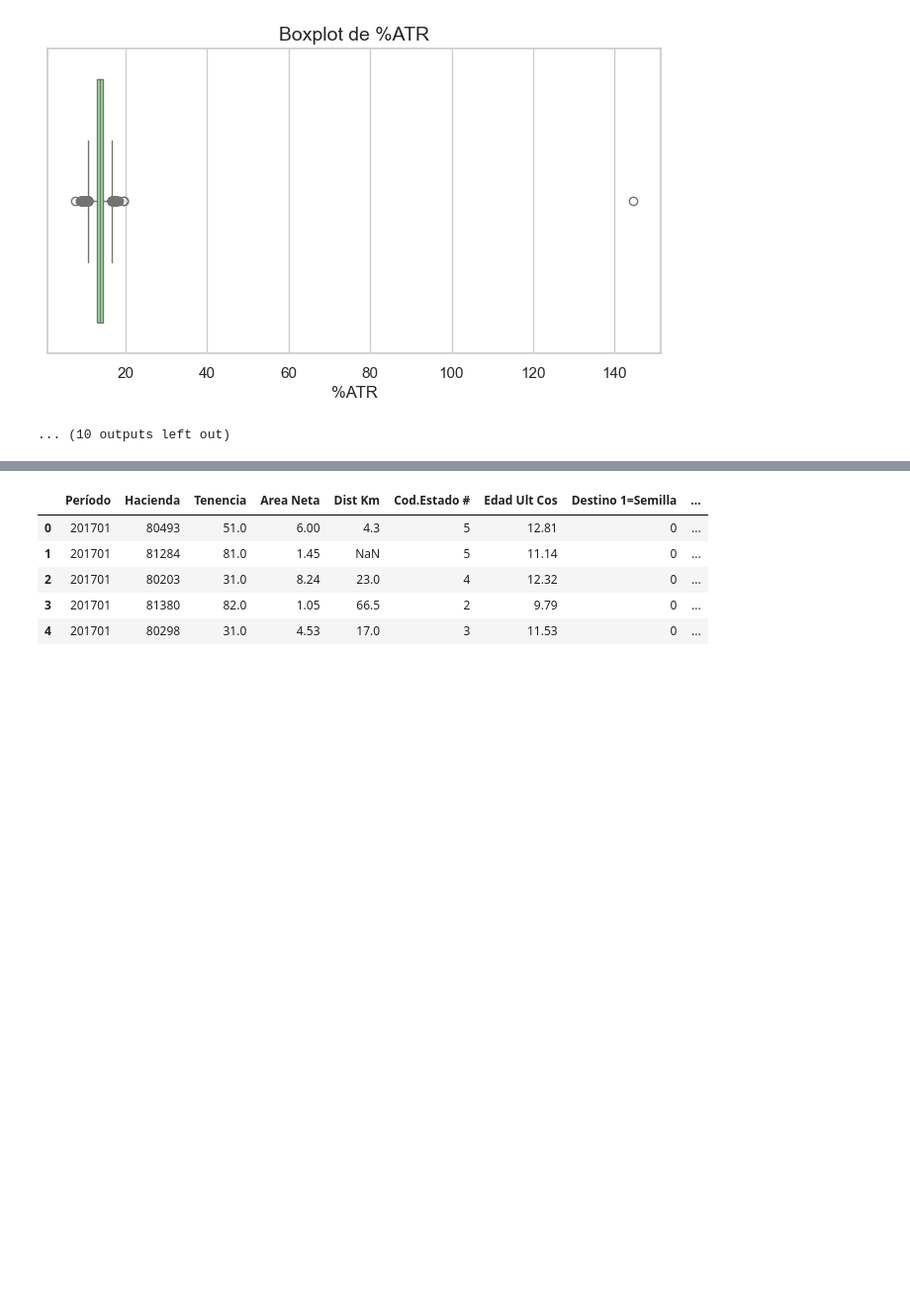
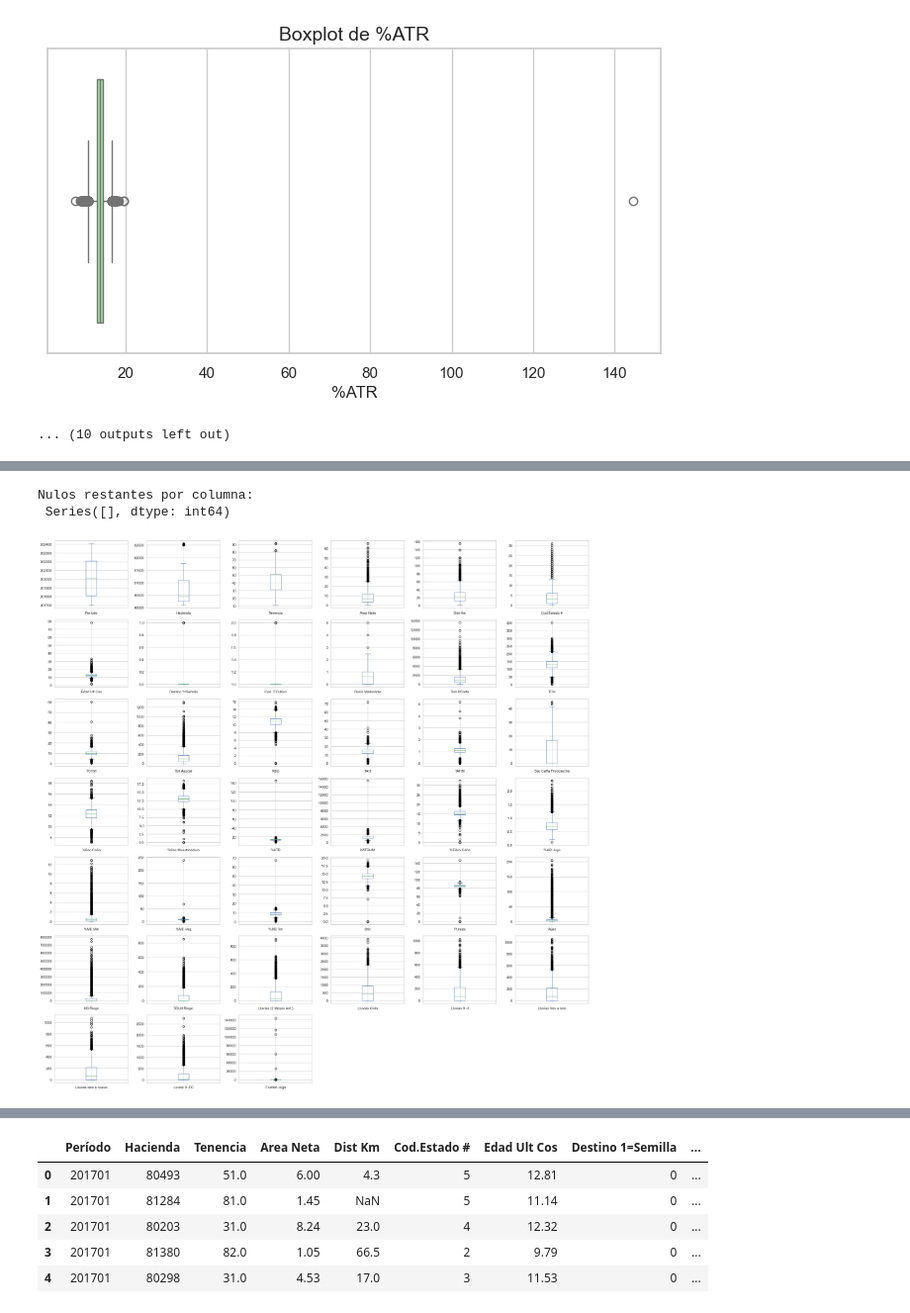
Before and after one commit to CarolBonilla/Predicci-n-Industria-Az-carera, a Jupyter notebook: TallerFinal.ipynb, the cells around one changed output, grey strips where cells are left out. Shown at 99% size. Cells and saved outputs as stored; diff of their text form; code cells hidden in the pictures; blank space fills up the shorter version.

Commit message:
Imputación de outliers

```diff
--- a/TallerFinal.ipynb
+++ b/TallerFinal.ipynb
@@ -223,0 +250,29 @@ for col in columns_nulos:
+# %%
+#Diccionario para almacenar la estrategia de imputación
+imputacion_dict = {}
+
+#Recorremos las columnas númericas con nulos
+for col in df_historico_filtrado.select_dtypes(include=[np.number]).columns:
+    if df_historico_filtrado[col].isnull().sum() > 0:  #solo columnas con nulos
+        skew = df_historico_filtrado[col].skew()
+
+        if -0.5 <= skew <= 0.5:
+            #Distribución simétrica -> utilizar media
+            valor = df_historico_filtrado[col].mean()
+            df_historico_filtrado[col] = df_historico_filtrado[col].fillna(valor)
+            imputacion_dict[col] = f"Media ({round(skew,3)})"
+        elif -1 <= skew < -0.5 or 0.5 < skew <= 1:
+            #Distribución moderadamente asimétrica -> utilizar mediana
+            valor = df_historico_filtrado[col].median()
+            df_historico_filtrado[col] = df_historico_filtrado[col].fillna(valor)
+            imputacion_dict[col] = f"Mediana ({round(skew,3)})"
+        else:
+            #Distribución altamente asimétrica -> utilizar mediana
+            valor = df_historico_filtrado[col].median()
+            df_historico_filtrado[col] = df_historico_filtrado[col].fillna(valor)
+            imputacion_dict[col] = f"Mediana ({round(skew,3)})"
+
+#Revisamos qué decisión se tomó para cada variable
+print("Método de imputación por variable:\n")
+for k,v in imputacion_dict.items():
+    print(f"{k}: {v}")
@@ -223,0 +297,14 @@ for col in columns_nulos:
+# %%
+print("\nNulos restantes por columna:\n", df_historico_filtrado.isnull().sum()[df_historico_filtrado.isnull().sum() > 0])
+# %% [output]
+Nulos restantes por columna:
+ Series([], dtype: int64)
+# %%
+# Boxplots de todas las variables numéricas (ajustar layout)
+df_historico_filtrado.select_dtypes(include=[np.number]).plot(
+    kind="box", subplots=True, layout=(7,6), figsize=(24,24), sharex=False, sharey=False
+)
+plt.tight_layout()
+plt.show()
+# %% [output]
+[figure, added]
```
Also changed, not shown: parts of 5 cells of this notebook.
